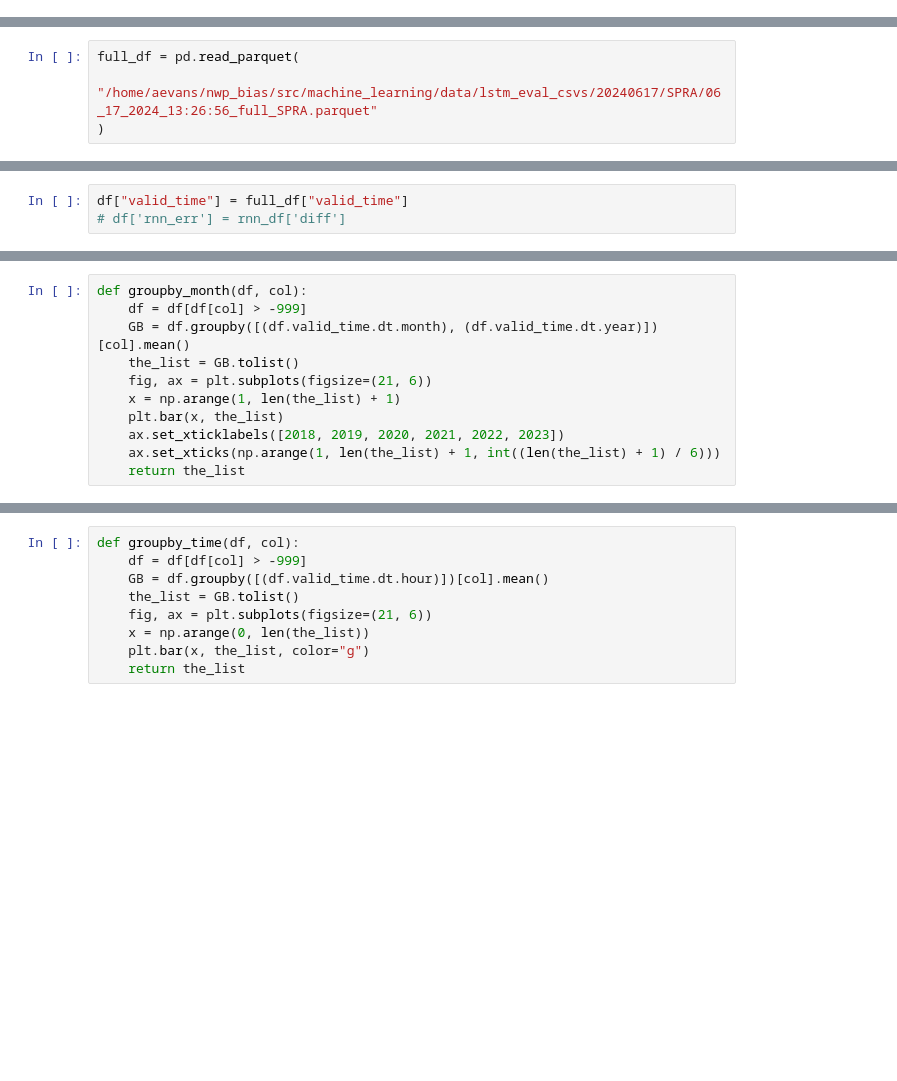
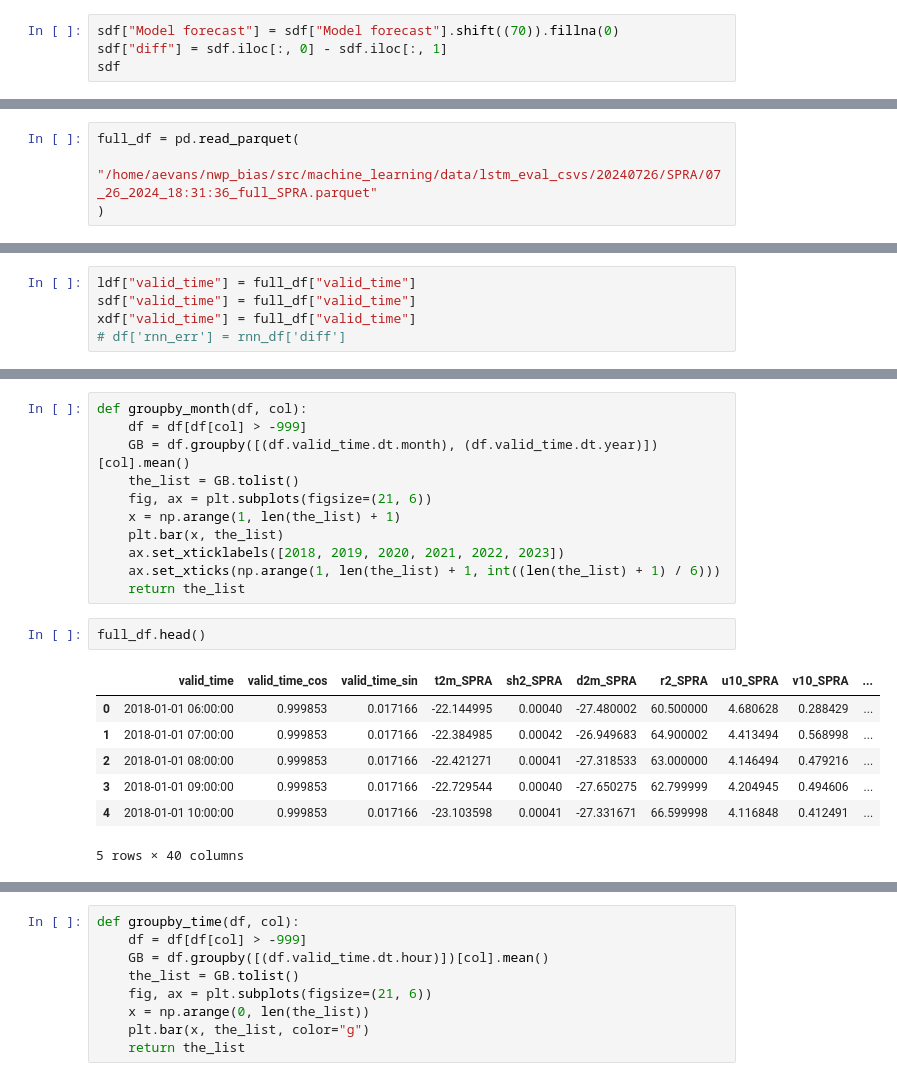
Before and after one commit to shmaronshmevans/nwp_bias, a Jupyter notebook: src/machine_learning/notebooks/ visualize_error_metrics.ipynb, the cells around one changed output, grey strips where cells are left out. Cells and saved outputs as stored; diff of their text form; blank space fills up the shorter version.

```diff
--- a/src/machine_learning/notebooks/ visualize_error_metrics.ipynb
+++ b/src/machine_learning/notebooks/ visualize_error_metrics.ipynb
@@ -28,0 +40,4 @@ df
+# %%
+sdf["Model forecast"] = sdf["Model forecast"].shift((70)).fillna(0)
+sdf["diff"] = sdf.iloc[:, 0] - sdf.iloc[:, 1]
+sdf
@@ -34,5 +79,5 @@ df
 # rnn_df
 # %%
 full_df = pd.read_parquet(
-    "/home/aevans/nwp_bias/src/machine_learning/data/lstm_eval_csvs/20240617/SPRA/06_17_2024_13:26:56_full_SPRA.parquet"
+    "/home/aevans/nwp_bias/src/machine_learning/data/lstm_eval_csvs/20240726/SPRA/07_26_2024_18:31:36_full_SPRA.parquet"
 )
@@ -70,3 +105,5 @@ precip_total_OPPE
 # %%
-df["valid_time"] = full_df["valid_time"]
+ldf["valid_time"] = full_df["valid_time"]
+sdf["valid_time"] = full_df["valid_time"]
+xdf["valid_time"] = full_df["valid_time"]
 # df['rnn_err'] = rnn_df['diff']
@@ -205,3 +305,13 @@ def groupby_month(df, col):
     ax.set_xticklabels([2018, 2019, 2020, 2021, 2022, 2023])
     ax.set_xticks(np.arange(1, len(the_list) + 1, int((len(the_list) + 1) / 6)))
     return the_list
+# %%
+full_df.head()
+# %% [output]
+|  | valid_time | valid_time_cos | valid_time_sin | t2m_SPRA | sh2_SPRA | d2m_SPRA | r2_SPRA | u10_SPRA | v10_SPRA | ... |
+| 0 | 2018-01-01 06:00:00 | 0.999853 | 0.017166 | -22.144995 | 0.00040 | -27.480002 | 60.500000 | 4.680628 | 0.288429 | ... |
+| 1 | 2018-01-01 07:00:00 | 0.999853 | 0.017166 | -22.384985 | 0.00042 | -26.949683 | 64.900002 | 4.413494 | 0.568998 | ... |
+| 2 | 2018-01-01 08:00:00 | 0.999853 | 0.017166 | -22.421271 | 0.00041 | -27.318533 | 63.000000 | 4.146494 | 0.479216 | ... |
+| 3 | 2018-01-01 09:00:00 | 0.999853 | 0.017166 | -22.729544 | 0.00040 | -27.650275 | 62.799999 | 4.204945 | 0.494606 | ... |
+| 4 | 2018-01-01 10:00:00 | 0.999853 | 0.017166 | -23.103598 | 0.00041 | -27.331671 | 66.599998 | 4.116848 | 0.412491 | ... |
+5 rows × 40 columns
```
Also changed, not shown: parts of 49 cells of this notebook, 17 other files.
